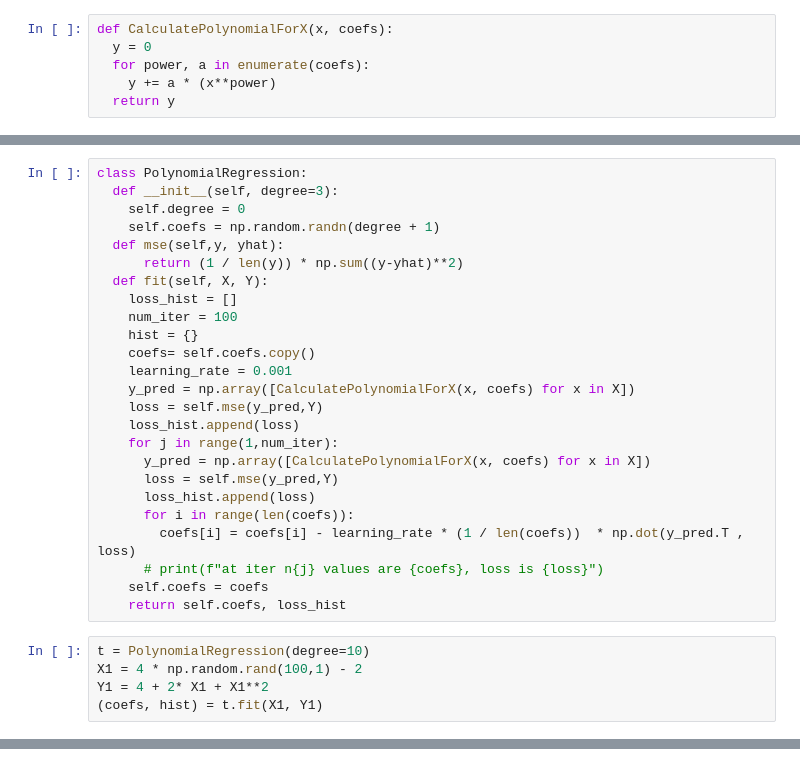
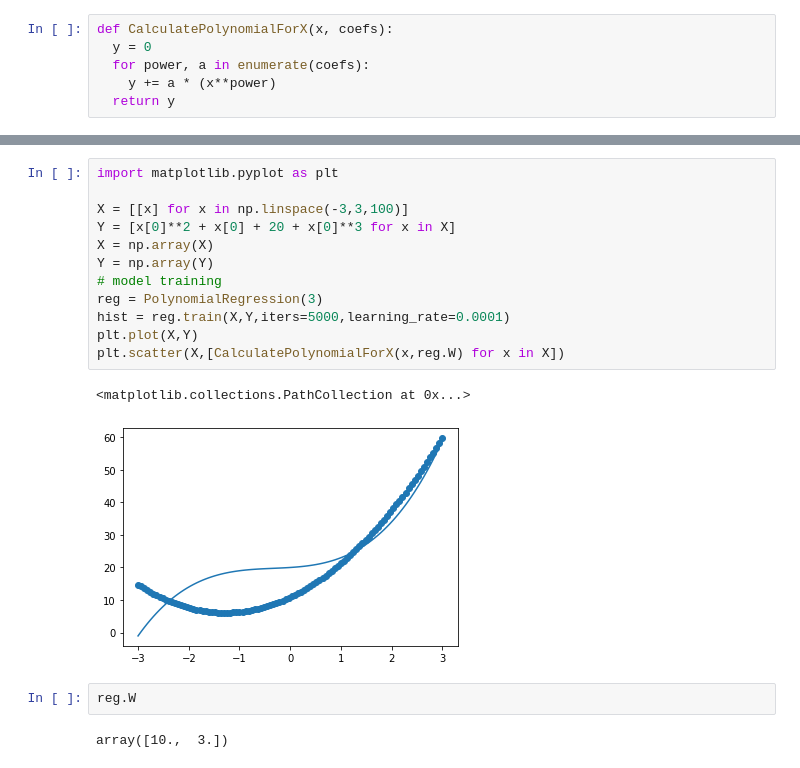
Before and after one commit to HazemHassine/Machine-Learning-Components, a Jupyter notebook: PolynomialRegression.ipynb, the cells around one changed output, grey strips where cells are left out. Saved outputs shown, nothing was run; the diff lists cells and outputs as text.

```diff
--- a/PolynomialRegression.ipynb
+++ b/PolynomialRegression.ipynb
@@ -42,32 +37,2 @@ def plotPolynomial(coefs : list, a :int, b :int, X1=None, actual_data=None) -> N
   plt.plot(x_vals, y_vals)
   plt.show()
-# %%
-class PolynomialRegression:
-  def __init__(self, degree=3):
-    self.degree = 0
-    self.coefs = np.random.randn(degree + 1)
-  def mse(self,y, yhat):
-      return (1 / len(y)) * np.sum((y-yhat)**2)
-  def fit(self, X, Y):
-    loss_hist = []
-    num_iter = 100
-    hist = {}
-    coefs= self.coefs.copy()
-    learning_rate = 0.001
-    y_pred = np.array([CalculatePolynomialForX(x, coefs) for x in X])
-    loss = self.mse(y_pred,Y)
-    loss_hist.append(loss)
-    for j in range(1,num_iter):
-      y_pred = np.array([CalculatePolynomialForX(x, coefs) for x in X])
-      loss = self.mse(y_pred,Y)
-      loss_hist.append(loss)
-      for i in range(len(coefs)):
-        coefs[i] = coefs[i] - learning_rate * (1 / len(coefs))  * np.dot(y_pred.T , loss)
-      # print(f"at iter n{j} values are {coefs}, loss is {loss}")
-    self.coefs = coefs
-    return self.coefs, loss_hist
-# %%
-t = PolynomialRegression(degree=10)
-X1 = 4 * np.random.rand(100,1) - 2
-Y1 = 4 + 2* X1 + X1**2
-(coefs, hist) = t.fit(X1, Y1)
@@ -91,0 +85,19 @@ plotPolynomial(coefs, np.min(X1), np.max(X1), X1, Y1)
+# %%
+import matplotlib.pyplot as plt
+
+X = [[x] for x in np.linspace(-3,3,100)]
+Y = [x[0]**2 + x[0] + 20 + x[0]**3 for x in X]
+X = np.array(X)
+Y = np.array(Y)
+# model training
+reg = PolynomialRegression(3)
+hist = reg.train(X,Y,iters=5000,learning_rate=0.0001)
+plt.plot(X,Y)
+plt.scatter(X,[CalculatePolynomialForX(x,reg.W) for x in X])
+# %% [output]
+<matplotlib.collections.PathCollection at 0x...>
+[figure, added]
+# %%
+reg.W
+# %% [output]
+array([10.,  3.])
```
Also changed, not shown: parts of 10 cells of this notebook.
